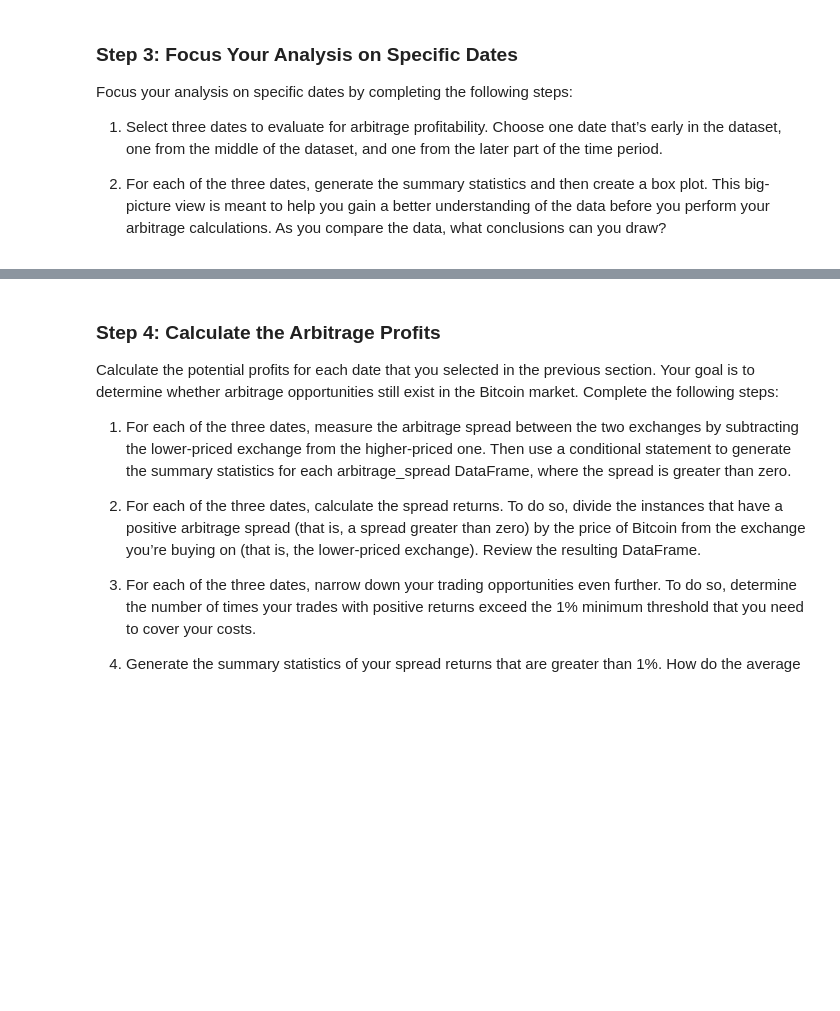
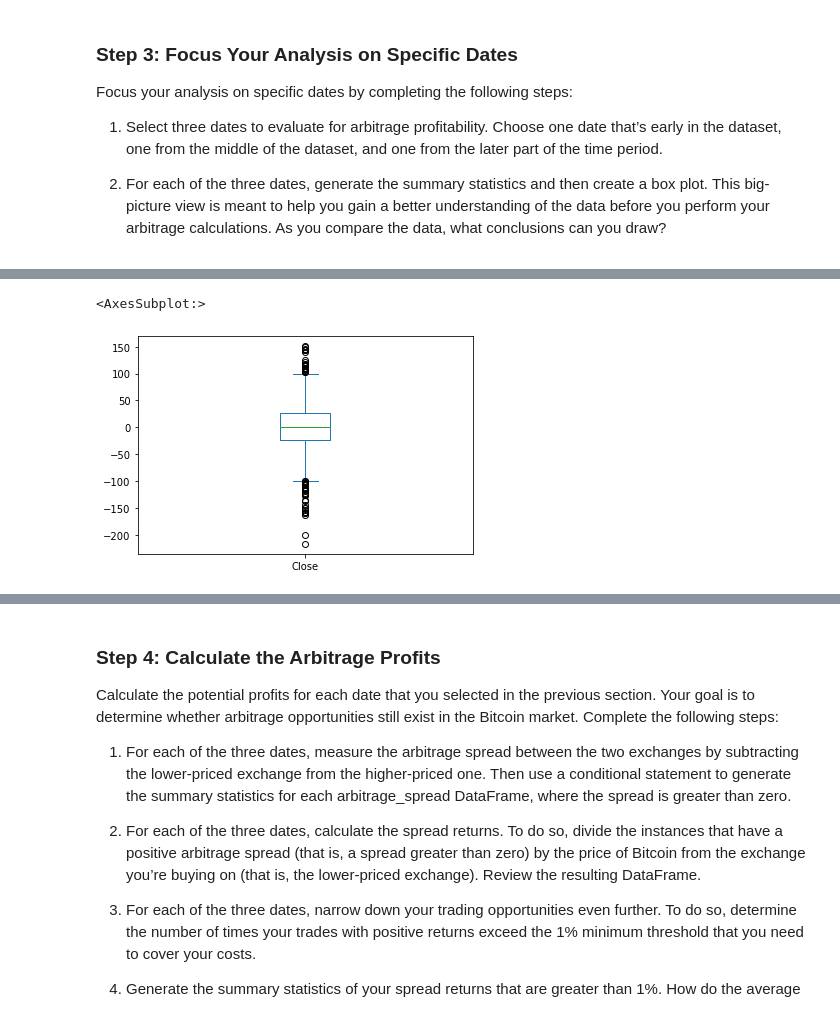
Before and after one commit to carljfrederick/crypto-cpa-data, a Jupyter notebook: crypto_arbitrage.ipynb, the cells around one changed output, grey strips where cells are left out. Saved outputs shown, nothing was run; the diff lists cells and outputs as text; code cells hidden in the pictures; blank space fills up the shorter version.

Commit message:
Analysis of specific dates

```diff
--- a/crypto_arbitrage.ipynb
+++ b/crypto_arbitrage.ipynb
@@ -343,7 +346,7 @@ Focus your analysis on specific dates by completing the following steps:
 # %%
-# Using the early date that you have selected, calculate the arbitrage spread
+# Calculates the arbitrage spread of data from early in the dataset
 # by subtracting the bitstamp lower closing prices from the coinbase higher closing prices
-arbitrage_spread_early = # YOUR CODE HERE
+arbitrage_spread_early = coinbase['Close'].loc['2018-01-05'] - bitstamp['Close'].loc['2018-01-05']
 
-# Generate summary statistics for the early DataFrame
-# YOUR CODE HERE
+# Generates summary statistics for the early DataFrame
+arbitrage_spread_early.describe()
@@ -350,4 +363,7 @@ arbitrage_spread_early = # YOUR CODE HERE
 # %%
-# Visualize the arbitrage spread from early in the dataset in a box plot
-# YOUR CODE HERE
+# Visualizes the arbitrage spread from early in the dataset in a box plot
+arbitrage_spread_early.plot(kind='box')
+# %% [output]
+<AxesSubplot:>
+[figure, added]
 # %%
```
Also changed, not shown: parts of 8 cells of this notebook.
